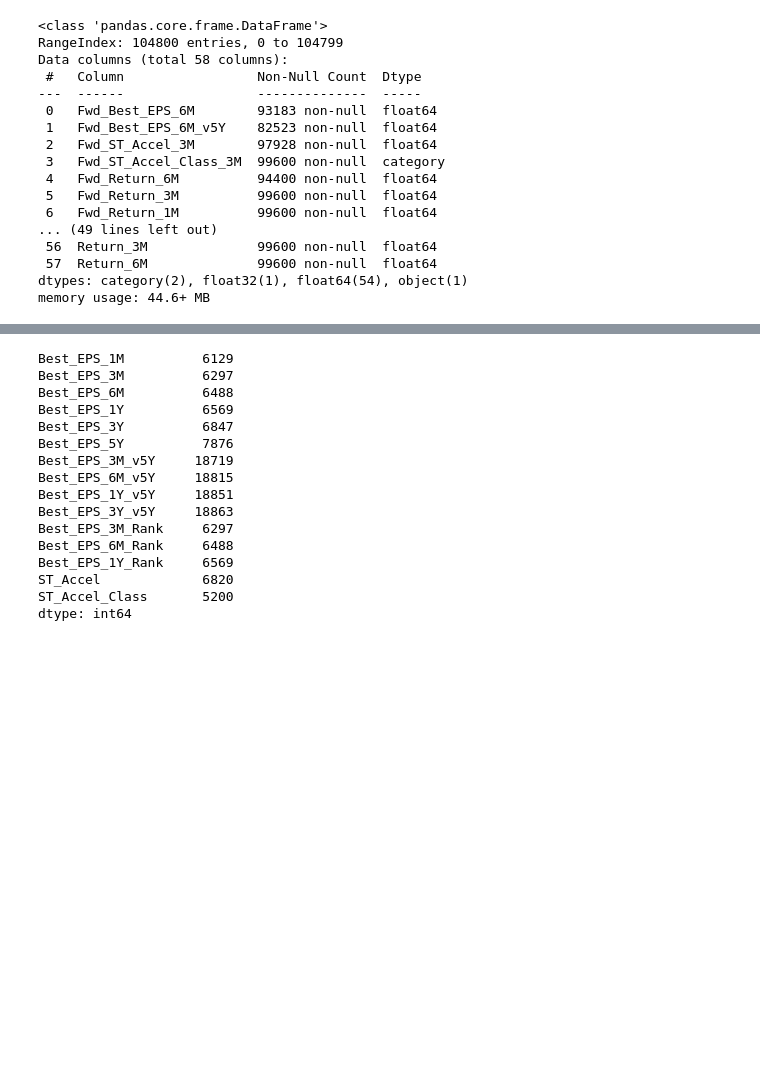
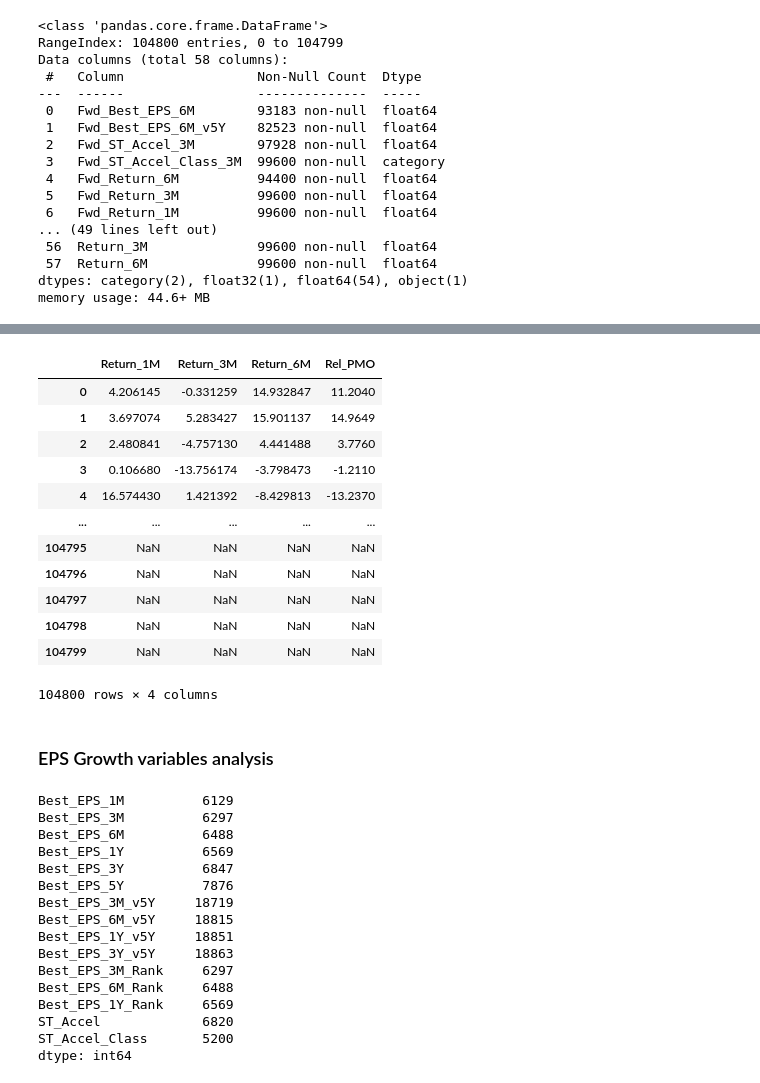
Before and after one commit to JosephWoodall/ML1_Project, a Jupyter notebook: ML1.ipynb, the cells around one changed output, grey strips where cells are left out. Cells and saved outputs as stored; diff of their text form; code cells hidden in the pictures; blank space fills up the shorter version.

```diff
--- a/ML1.ipynb
+++ b/ML1.ipynb
@@ -382,0 +351,40 @@ df_growth
+# %%
+# segment data based on characteristics / category to aid in analysis
+
+# Response variables
+df_response = df[['Fwd_Best_EPS_6M', 'Fwd_Best_EPS_6M_v5Y', 'Fwd_ST_Accel_3M', 'Fwd_ST_Accel_Class_3M', 'Fwd_Return_6M', 'Fwd_Return_3M', 'Fwd_Return_1M']]
+df_response
+
+# EPS growth variables
+df_growth = df[['Best_EPS_1M', 'Best_EPS_3M', 'Best_EPS_6M', 'Best_EPS_1Y', 'Best_EPS_3Y', 'Best_EPS_5Y', 'Best_EPS_3M_v5Y', 'Best_EPS_6M_v5Y', 'Best_EPS_1Y_v5Y', 'Best_EPS_3Y_v5Y', 'Best_EPS_3M_Rank', 'Best_EPS_6M_Rank', 'Best_EPS_1Y_Rank', 'ST_Accel', 'ST_Accel_Class']]
+df_growth
+
+# EPS stability variables
+df_stability = df[['Best_EPS_5Y_R2', 'Best_EPS_5Y_R2_Rank', 'Best_EPS_5Y_SD', 'Best_EPS_5Y_Stability']]
+df_stability
+
+# Analyst Revision variables
+df_revisions = df[['An_Up', 'An_Down', 'An_Unch', 'An_Mark', 'NRR', 'An_Up_3M', 'An_Down_3M', 'An_Unch_3M', 'An_Mark_3M', 'NRR_3M', 'An_Up_6M', 'An_Down_6M', 'An_Unch_6M', 'An_Mark_6M', 'NRR_6M']]
+df_revisions
+
+# Income statement variables
+df_inc_stmt = df[['ROIC', 'ROIC_1Y_Chg', 'ROIC_SD', 'ROE', 'ROE_1Y_Chg', 'ROE_SD', 'FCF_Mgn', 'FCF_Mgn_1Y_Chg', 'FCF_Mgn_SD', 'Op_Mgn', 'Op_Mgn_1Y_Chg', 'Op_Mgn_SD']]
+df_inc_stmt
+
+# Return variables
+df_return = df[['Return_1M', 'Return_3M', 'Return_6M', 'Rel_PMO']]
+df_return
+# %% [output]
+|  | Return_1M | Return_3M | Return_6M | Rel_PMO |
+| 0 | 4.206145 | -0.331259 | 14.932847 | 11.2040 |
+| 1 | 3.697074 | 5.283427 | 15.901137 | 14.9649 |
+| 2 | 2.480841 | -4.757130 | 4.441488 | 3.7760 |
+| 3 | 0.106680 | -13.756174 | -3.798473 | -1.2110 |
+| 4 | 16.574430 | 1.421392 | -8.429813 | -13.2370 |
+| ... | ... | ... | ... | ... |
+| 104795 | NaN | NaN | NaN | NaN |
+| 104796 | NaN | NaN | NaN | NaN |
+| 104797 | NaN | NaN | NaN | NaN |
+| 104798 | NaN | NaN | NaN | NaN |
+| 104799 | NaN | NaN | NaN | NaN |
+104800 rows × 4 columns
@@ -383,3 +393,5 @@ df_growth
+# %% [markdown]
+### EPS Growth variables analysis
 # %%
 # check for NAs - EPS growth variables
 df_growth.isna().sum()
```
Also changed, not shown: parts of 11 cells of this notebook.
